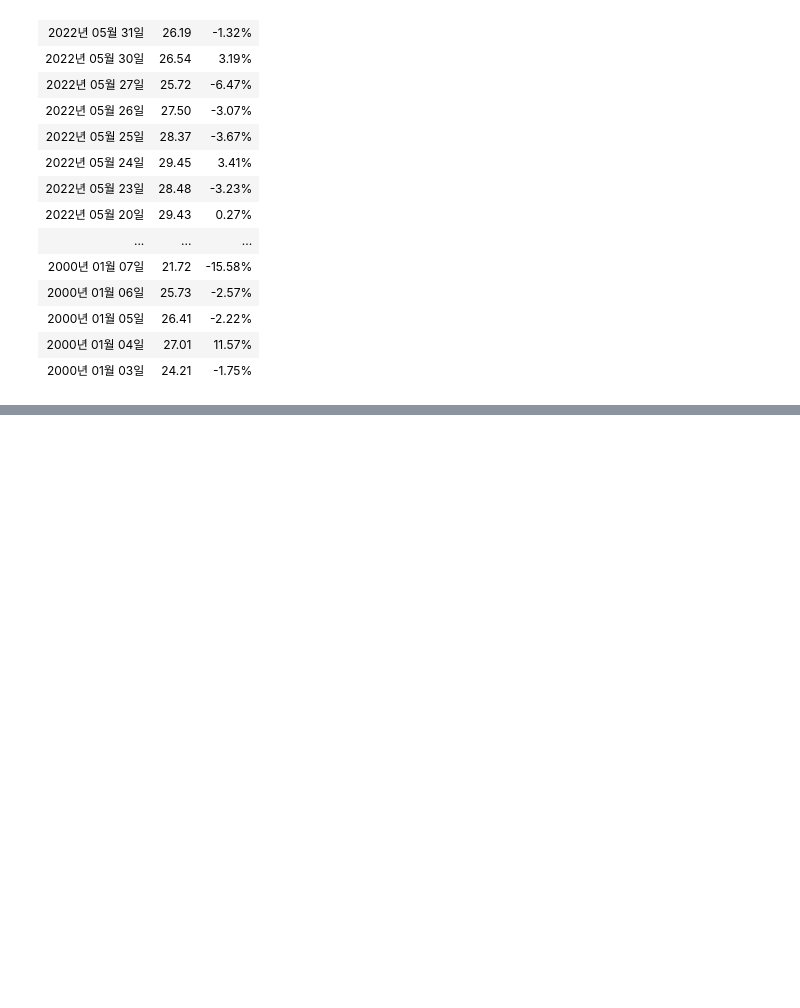
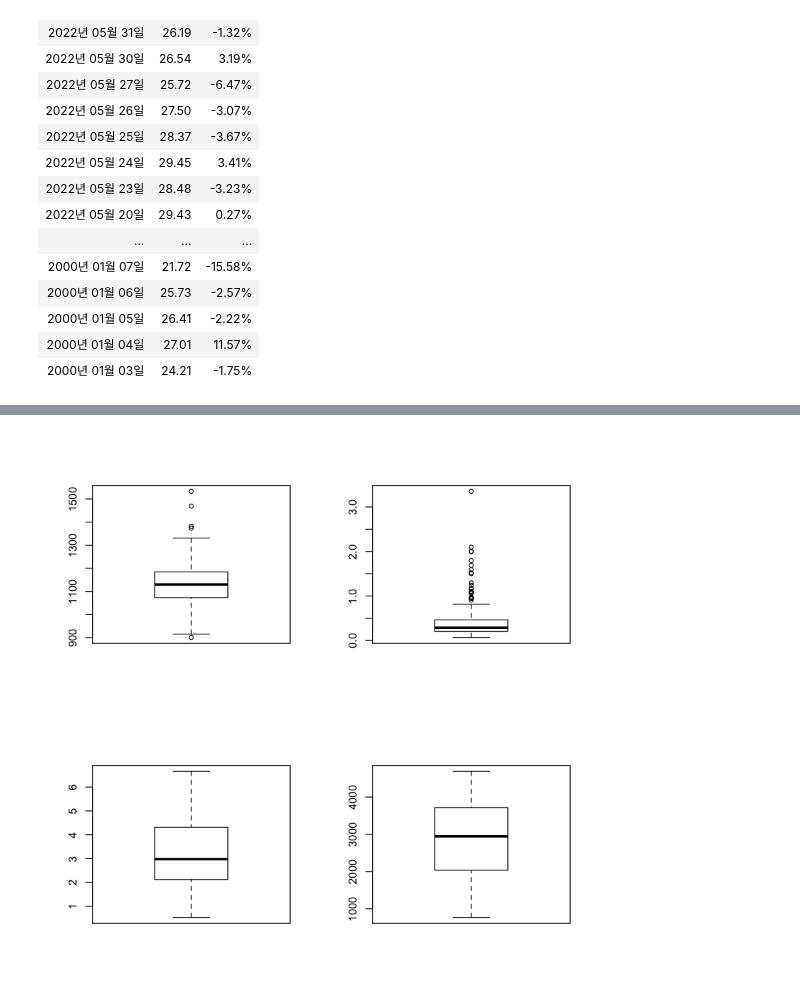
Before and after one commit to jjhwnn/R_Programming, a Jupyter notebook: Flutter & R Project.ipynb, the cells around one changed output, grey strips where cells are left out. Drawn from its saved outputs; the diff is of its cells as text; code cells hidden in the pictures; blank space fills up the shorter version.

```diff
--- a/Flutter & R Project.ipynb
+++ b/Flutter & R Project.ipynb
@@ -378,0 +700,2 @@ write.csv(vix, "../Data_Project/vix.csv")
+# %%
+dollar <- read.csv("../Data_Project/진짜덩대.csv")
@@ -378,0 +751,8 @@ write.csv(vix, "../Data_Project/vix.csv")
+# %%
+par(mfrow = c(2,2))
+boxplot(dollar[,4])
+boxplot(dollar[,13])
+boxplot(dollar[,14])
+boxplot(dollar[,15])
+# %% [output]
+[figure, added]
```
Also changed, not shown: parts of 53 cells of this notebook.
